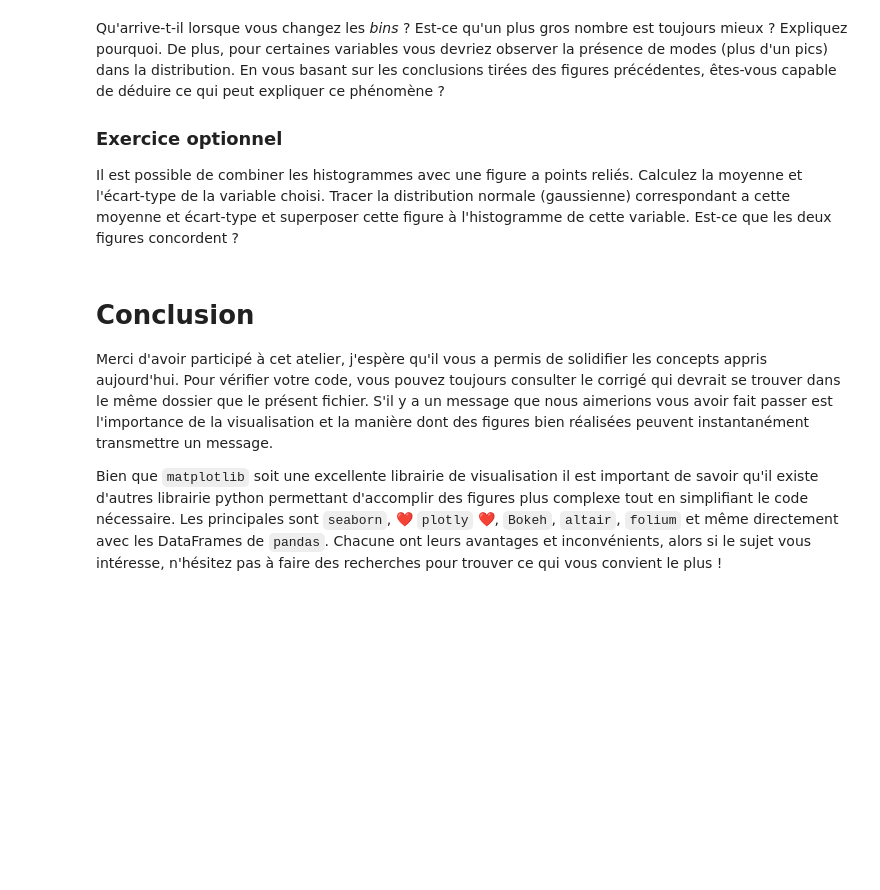
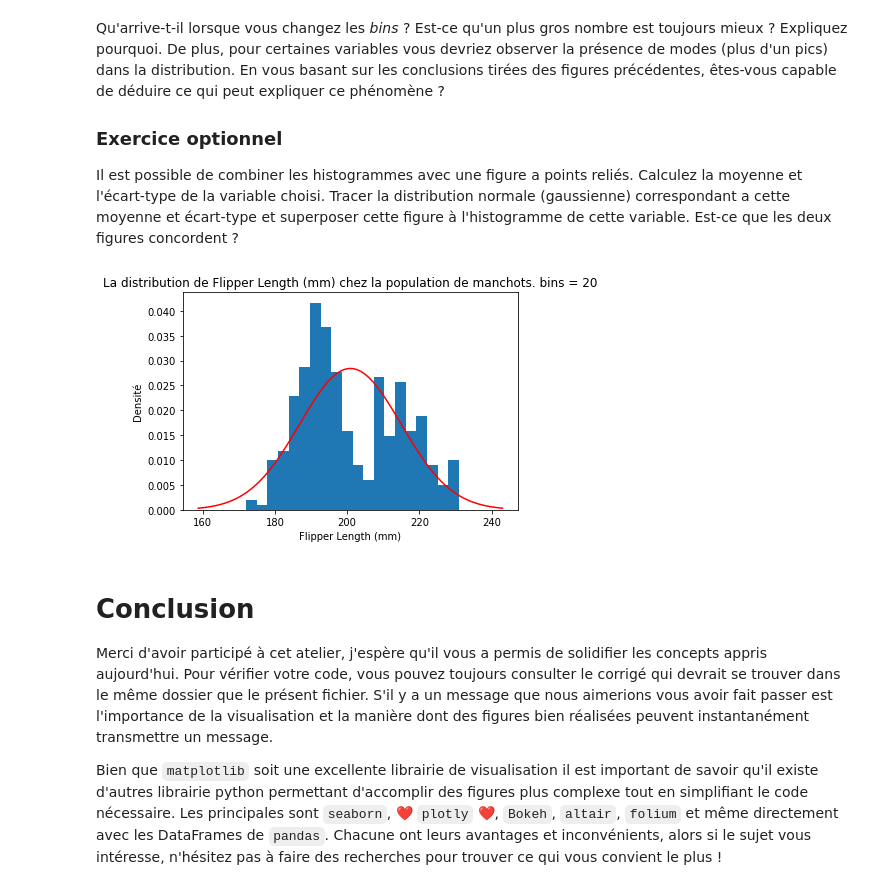
Before and after one commit to zavlaroosh/AtelierVisualisation, a Jupyter notebook: src/CORRIGÉ Exercices de visualisation.ipynb, the cells around one changed output. Cells and saved outputs as stored; diff of their text form; code cells hidden in the pictures; blank space fills up the shorter version.

```diff
--- a/src/CORRIGÉ Exercices de visualisation.ipynb
+++ b/src/CORRIGÉ Exercices de visualisation.ipynb
@@ -366,6 +421,36 @@ for bin_size in [3, 20, 30, 100]:
 Qu'arrive-t-il lorsque vous changez les *bins* ? Est-ce qu'un plus gros nombre est toujours mieux ? Expliquez pourquoi. De plus, pour certaines variables vous devriez observer la présence de modes (plus d'un pics) dans la distribution. En vous basant sur les conclusions tirées des figures précédentes, êtes-vous capable de déduire ce qui peut expliquer ce phénomène ?
 ### Exercice optionnel
 Il est possible de combiner les histogrammes avec une figure a points reliés. Calculez la moyenne et l'écart-type de la variable choisi. Tracer la distribution normale (gaussienne) correspondant a cette moyenne et écart-type et superposer cette figure à l'histogramme de cette variable. Est-ce que les deux figures concordent ?
+# %%
+def get_avg_std(values):
+    return np.mean(values), np.std(values)
+
+
+def make_normal_distribution(mean, std, bins=10):
+#     distribution = np.random.normal(loc=mean, scale=std, size=10000)
+    gaussian = lambda x: (1/(std*np.sqrt(2*np.pi)))*np.exp(-((x - mean)**2)/(2*std**2))
+#     hist_values, bin_edge = np.histogram(distribution, bins=bins, density=True)
+#     bin_val = (bin_edge[1:] + bin_edge[:-1]) / 2
+    x_values = np.linspace(mean-3*std, mean+3*std, 1000)
+    plt.plot(x_values, gaussian(x_values), color='red')
+
+
+def show_all_histograms_with_dist(list_variables, dataframe, **kwargs):
+    density = kwargs.get('density',False)
+    bins = kwargs.get('bins',10)
+    for var in list_variables:
+        data_to_plot = get_column_from_data(var, dataframe).to_numpy()
+        mean, std = get_avg_std(data_to_plot)
+        plt.hist(data_to_plot, **kwargs)
+        make_normal_distribution(mean, std, bins*10)
+        plt.xlabel(var)
+        plt.ylabel('Densité' if density else 'Occurence')
+        plt.title(f'La distribution de {var} chez la population de manchots. bins = {bins}')
+        plt.show()
+# %%
+show_all_histograms_with_dist(['Flipper Length (mm)'], data, bins=20, density=True)
+# %% [output]
+[figure, added]
 # %% [markdown]
 # Conclusion
 Merci d'avoir participé à cet atelier, j'espère qu'il vous a permis de solidifier les concepts appris aujourd'hui. Pour vérifier votre code, vous pouvez toujours consulter le corrigé qui devrait se trouver dans le même dossier que le présent fichier. S'il y a un message que nous aimerions vous avoir fait passer est l'importance de la visualisation et la manière dont des figures bien réalisées peuvent instantanément transmettre un message.
```
Also changed, not shown: parts of 5 cells of this notebook.
